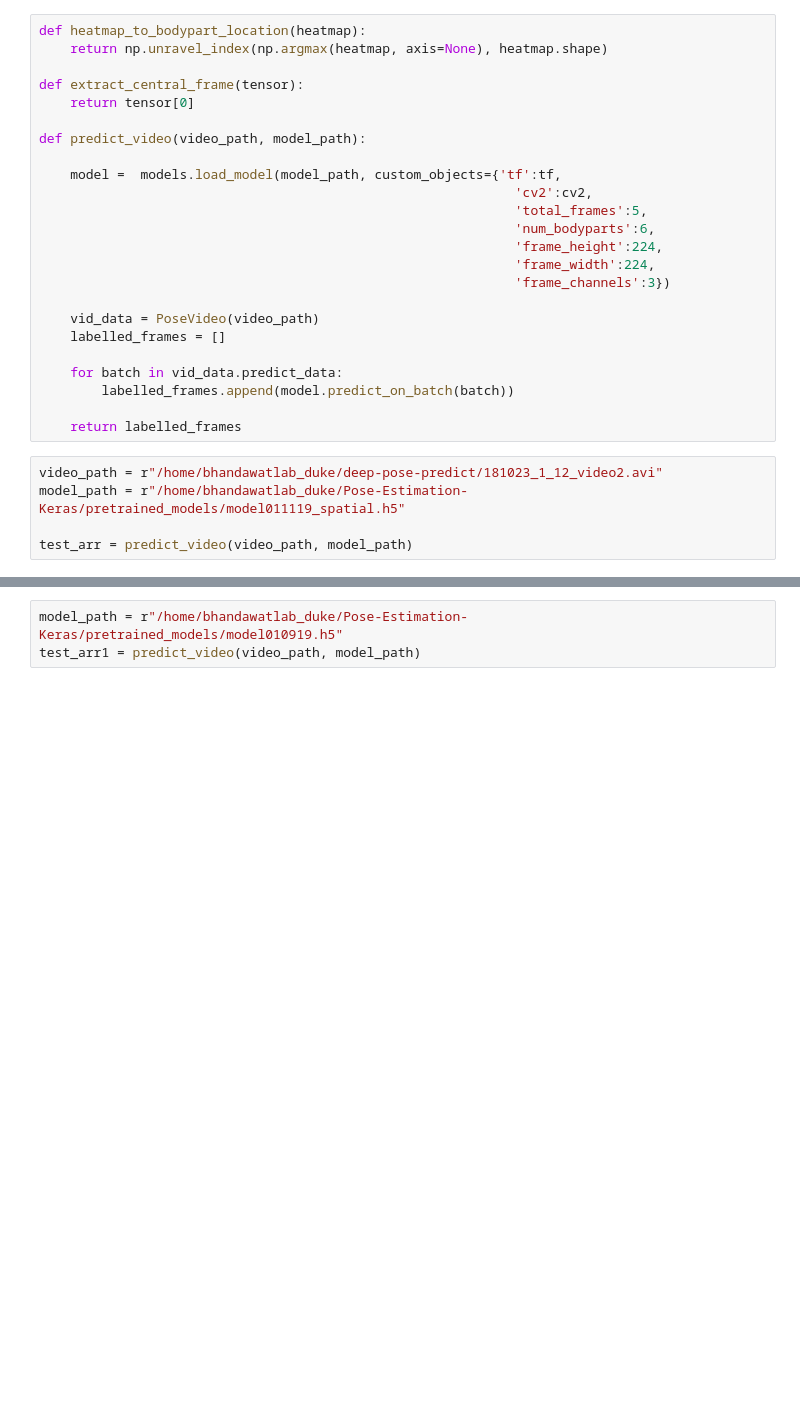
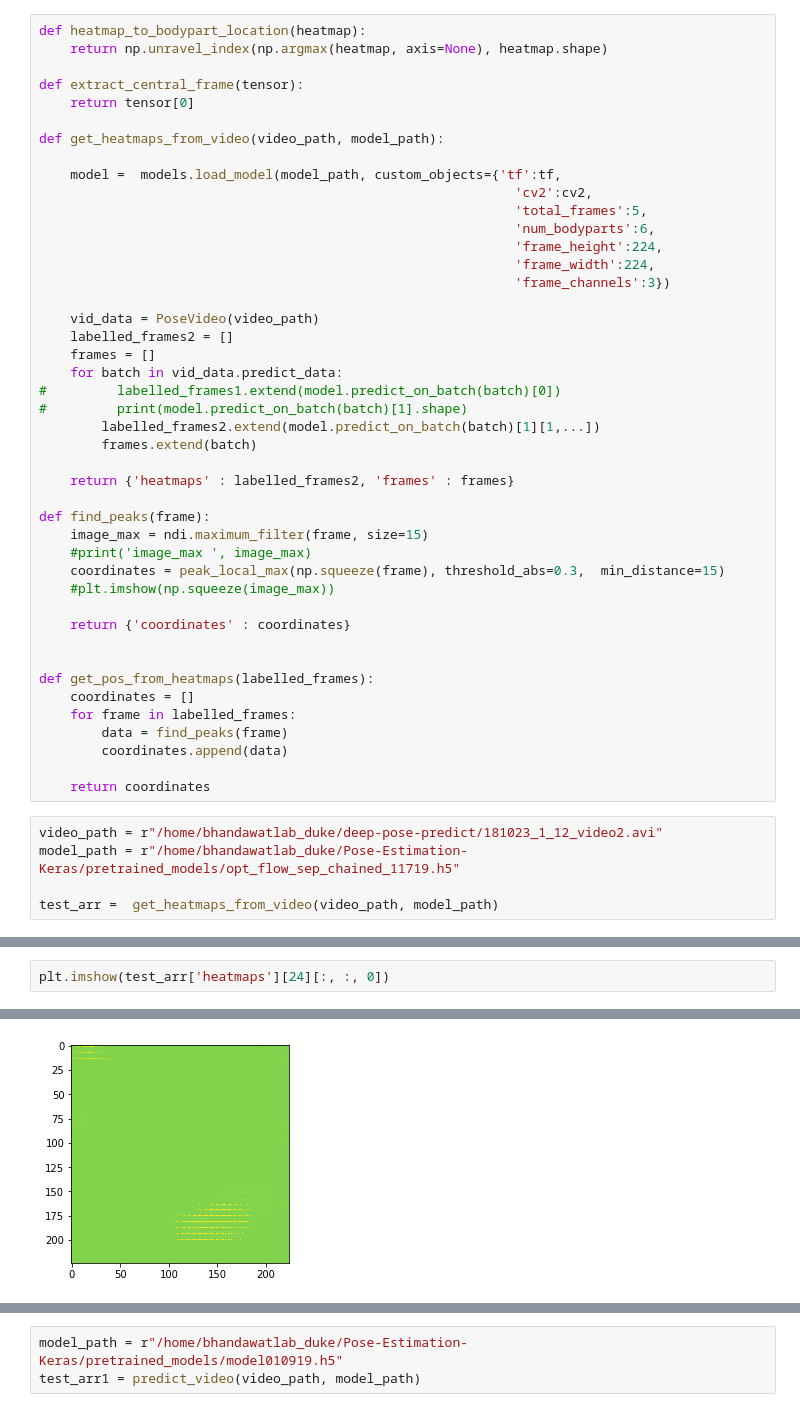
Before and after one commit to Umar-Ayub/Pose-Estimation-Keras, a Jupyter notebook: Post_Processing.ipynb, the cells around one changed output, grey strips where cells are left out. Drawn from its saved outputs; the diff is of its cells as text; blank space fills up the shorter version.

Commit message:
Update Optical Flow Function

```diff
--- a/Post_Processing.ipynb
+++ b/Post_Processing.ipynb
@@ -19,7 +25,7 @@ def heatmap_to_bodypart_location(heatmap):
 def extract_central_frame(tensor):
     return tensor[0]
 
-def predict_video(video_path, model_path):
+def get_heatmaps_from_video(video_path, model_path):
 
     model =  models.load_model(model_path, custom_objects={'tf':tf,
                                                              'cv2':cv2,
@@ -30,14 +36,34 @@ def predict_video(video_path, model_path):
                                                              'frame_channels':3})
 
     vid_data = PoseVideo(video_path)
-    labelled_frames = []
+    labelled_frames2 = []
+    frames = []
+    for batch in vid_data.predict_data:
+#         labelled_frames1.extend(model.predict_on_batch(batch)[0])
+#         print(model.predict_on_batch(batch)[1].shape)
+        labelled_frames2.extend(model.predict_on_batch(batch)[1][1,...])
+        frames.extend(batch)
 
-    for batch in vid_data.predict_data:
-        labelled_frames.append(model.predict_on_batch(batch))
+    return {'heatmaps' : labelled_frames2, 'frames' : frames}
 
-    return labelled_frames
+def find_peaks(frame):
+    image_max = ndi.maximum_filter(frame, size=15)
+    #print('image_max ', image_max)
+    coordinates = peak_local_max(np.squeeze(frame), threshold_abs=0.3,  min_distance=15)
+    #plt.imshow(np.squeeze(image_max))
+
+    return {'coordinates' : coordinates}
+
+
+def get_pos_from_heatmaps(labelled_frames):
+    coordinates = []
+    for frame in labelled_frames:
+        data = find_peaks(frame)
+        coordinates.append(data)
+
+    return coordinates
 # %%
 video_path = r"/home/bhandawatlab_duke/deep-pose-predict/181023_1_12_video2.avi"
-model_path = r"/home/bhandawatlab_duke/Pose-Estimation-Keras/pretrained_models/model011119_spatial.h5"
+model_path = r"/home/bhandawatlab_duke/Pose-Estimation-Keras/pretrained_models/opt_flow_sep_chained_11719.h5"
 
-test_arr = predict_video(video_path, model_path)
+test_arr =  get_heatmaps_from_video(video_path, model_path)
@@ -55,0 +80,3 @@ Hi
+# %%
+plt.imshow(test_arr['heatmaps'][24][:, :, 0])
+# %% [output]
@@ -55,0 +84 @@ Hi
+[figure, added]
```
Also changed, not shown: parts of 13 cells of this notebook, 1 other file.
